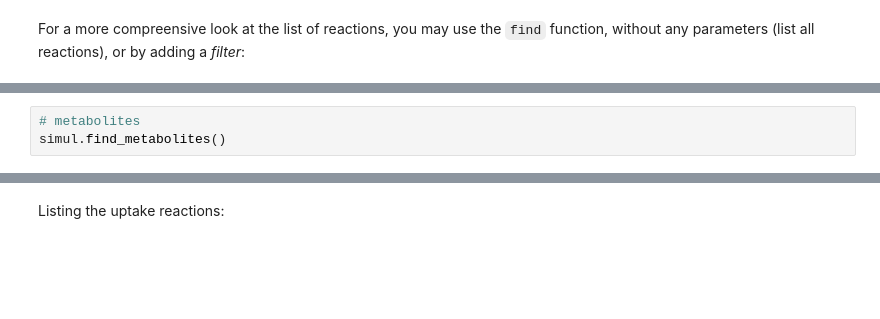
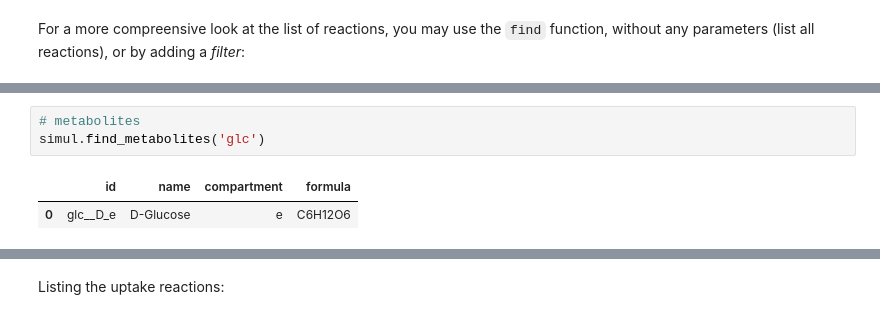
Before and after one commit to BioSystemsUM/s2m2, a Jupyter notebook: mewpy_tutorial/s2m2 - hands-on mewpy - exercise 8.ipynb, the cells around one changed output, grey strips where cells are left out. Saved outputs shown, nothing was run; the diff lists cells and outputs as text; blank space fills up the shorter version.

```diff
--- a/mewpy_tutorial/s2m2 - hands-on mewpy - exercise 8.ipynb
+++ b/mewpy_tutorial/s2m2 - hands-on mewpy - exercise 8.ipynb
@@ -48,6 +131,9 @@ simul.find(['EX_','BIO'])
 # %%
 # metabolites
-simul.find_metabolites()
+simul.find_metabolites('glc')
+# %% [output]
+|  | id | name | compartment | formula |
+| 0 | glc__D_e | D-Glucose | e | C6H12O6 |
 # %%
 # metabolites
 simul.find_genes()
```
Also changed, not shown: parts of 27 cells of this notebook, 13 other files.
